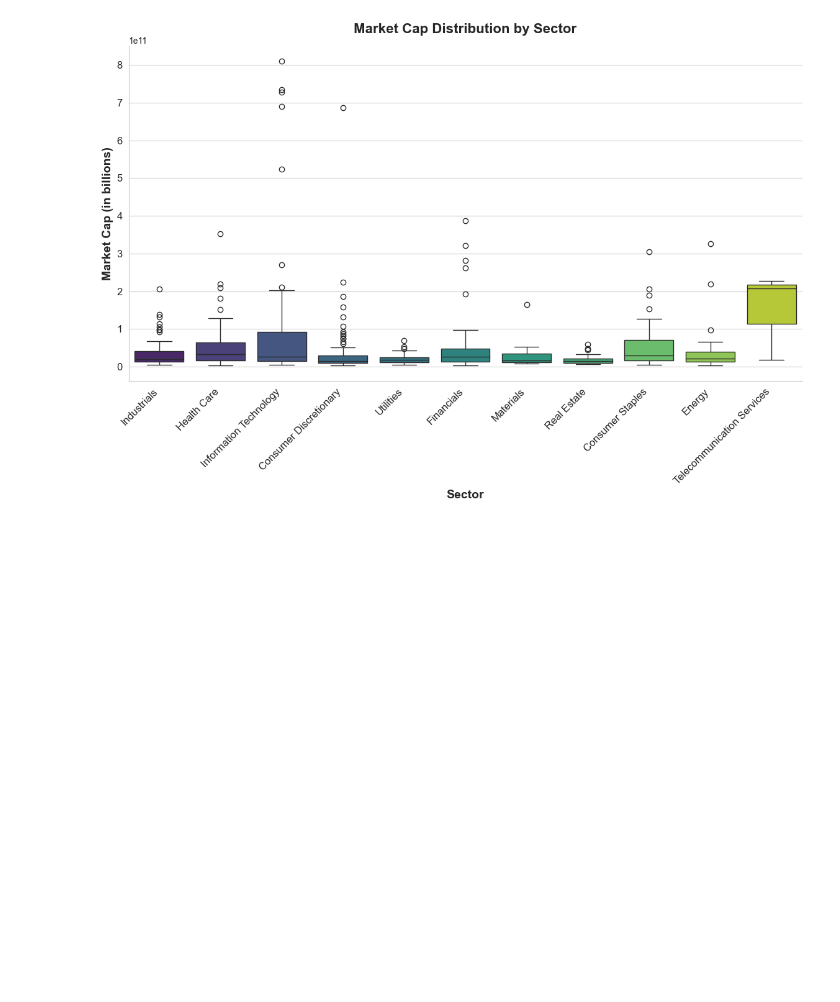
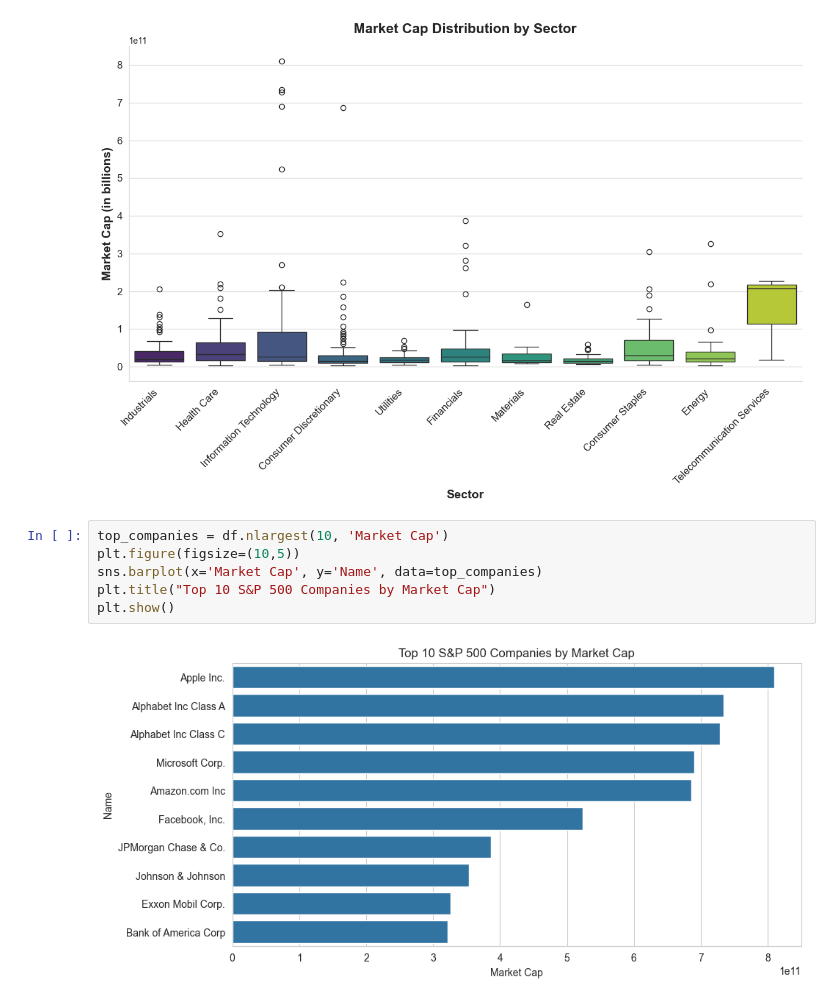
Before and after one commit to michellenikeetha/BIS_assignment, a Jupyter notebook: sp500_analysis.ipynb, the cells around one changed output. Drawn from its saved outputs; the diff is of its cells as text; blank space fills up the shorter version.

Commit message:
Top 10 Companies by Market Cap

```diff
--- a/sp500_analysis.ipynb
+++ b/sp500_analysis.ipynb
@@ -92,3 +92,11 @@ Passing `palette` without assigning `hue` is deprecated and will be removed in v
 
   sns.boxplot(x='Sector', y='Market Cap', data=df, palette="viridis")
 [figure]
+# %%
+top_companies = df.nlargest(10, 'Market Cap')
+plt.figure(figsize=(10,5))
+sns.barplot(x='Market Cap', y='Name', data=top_companies)
+plt.title("Top 10 S&P 500 Companies by Market Cap")
+plt.show()
+# %% [output]
+[figure, added]
```
